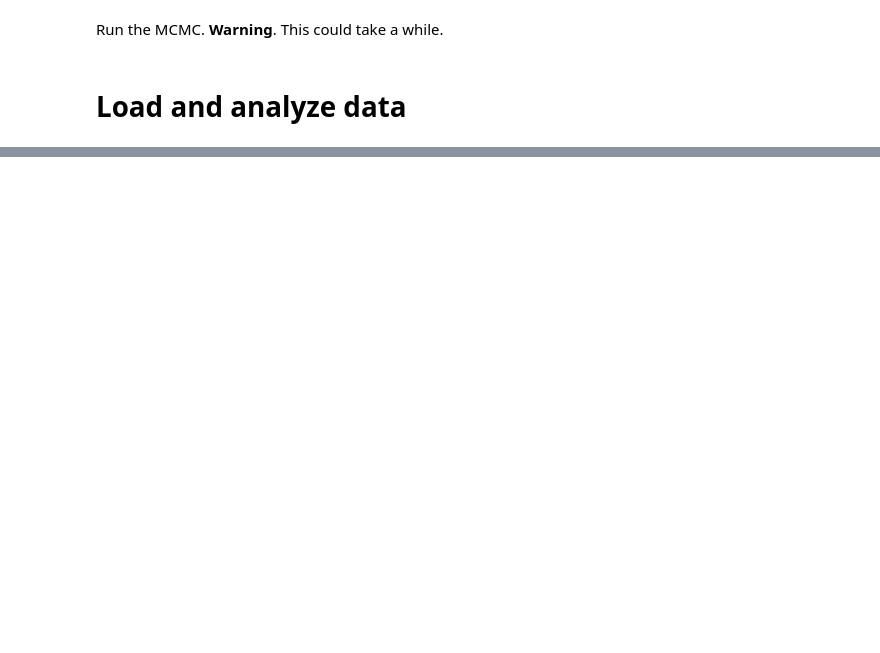
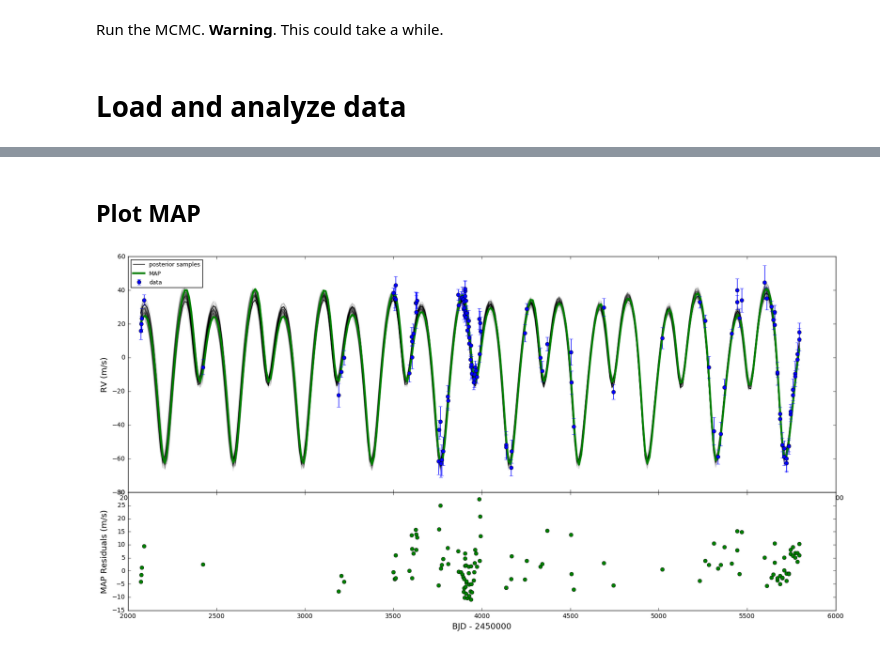
Before and after one commit to silburt/HD155358, a Jupyter notebook: HD155358_efit-Copy1.ipynb, the cells around one changed output, grey strips where cells are left out. Cells and saved outputs as stored; diff of their text form; code cells hidden in the pictures; blank space fills up the shorter version.

```diff
--- a/HD155358_efit-Copy1.ipynb
+++ b/HD155358_efit-Copy1.ipynb
@@ -133,3 +150,37 @@ fig.savefig("MCMC_corner.png")
+# %% [markdown]
+## Plot MAP
+# %%
+#plotting stuff
+from matplotlib import gridspec
+fontsize=13
+fig = plt.figure(figsize=(20, 10))
+gs = gridspec.GridSpec(2, 1, height_ratios=[2, 1])
+axes = [plt.subplot(gs[0]),plt.subplot(gs[1])]
+plt.subplots_adjust(hspace = 0)
+axes[0].set_ylabel("RV (m/s)",fontsize=fontsize)
+axes[1].set_ylabel("MAP Residuals (m/s)",fontsize=fontsize)
+axes[1].set_xlabel("BJD - 2450000",fontsize=fontsize)
+
+#samples from posterior
+t0 = data["BJD"].iloc[0]
+tt = np.linspace(t0,max(data["BJD"]),300)
+for theta in samples[np.random.randint(len(samples), size=100)]:
+    sampleRV = fit_RV(tt-t0,theta[:-1])
+    axes[0].plot(tt,sampleRV,color="k", alpha=0.1)
+axes[0].plot(tt,sampleRV,color="k", label='posterior samples')
+
+#MAP
+RV = fit_RV(tt-t0,MAP[:-1])
+Residuals = data["RV"] - fit_RV(data["BJD"] - data["BJD"].iloc[0],MAP[:-1])
+axes[0].plot(tt,RV, color='green',linewidth=3, label='MAP')
+axes[0].errorbar(data["BJD"],data["RV"], yerr=data["Unc"], fmt='o', color='blue', label='data')
+axes[1].plot(data["BJD"],Residuals, 'o', color='green')
+
+#save
+axes[0].legend(loc="upper left",fontsize=9,numpoints=1)
+plt.savefig(filename+"_MAP_RV.png")
+# %% [output]
+[figure, added]
 # %%
 parameter = 0
 plt.plot(samples[:,parameter], '.', alpha=0.05, color='black')
```
Also changed, not shown: parts of 17 cells of this notebook, 1 other file.
